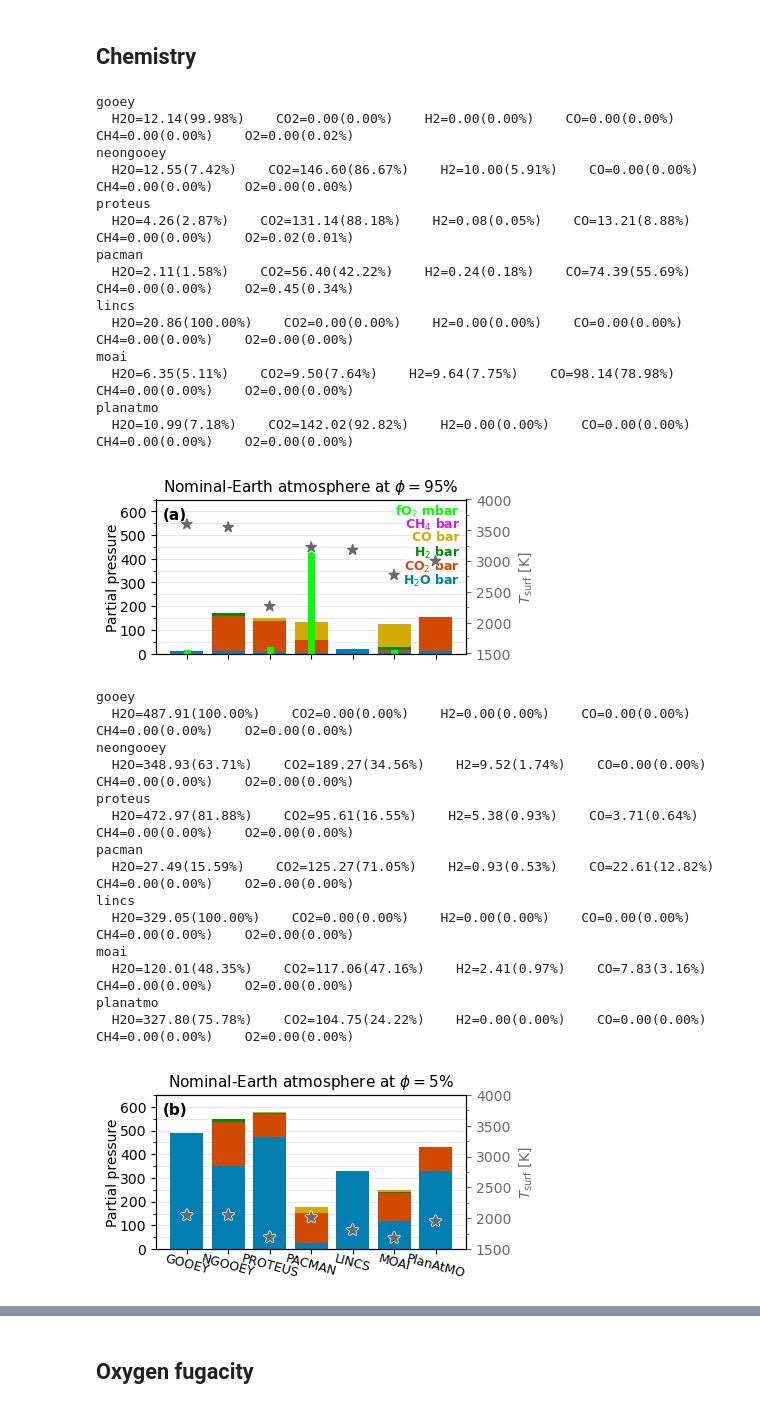
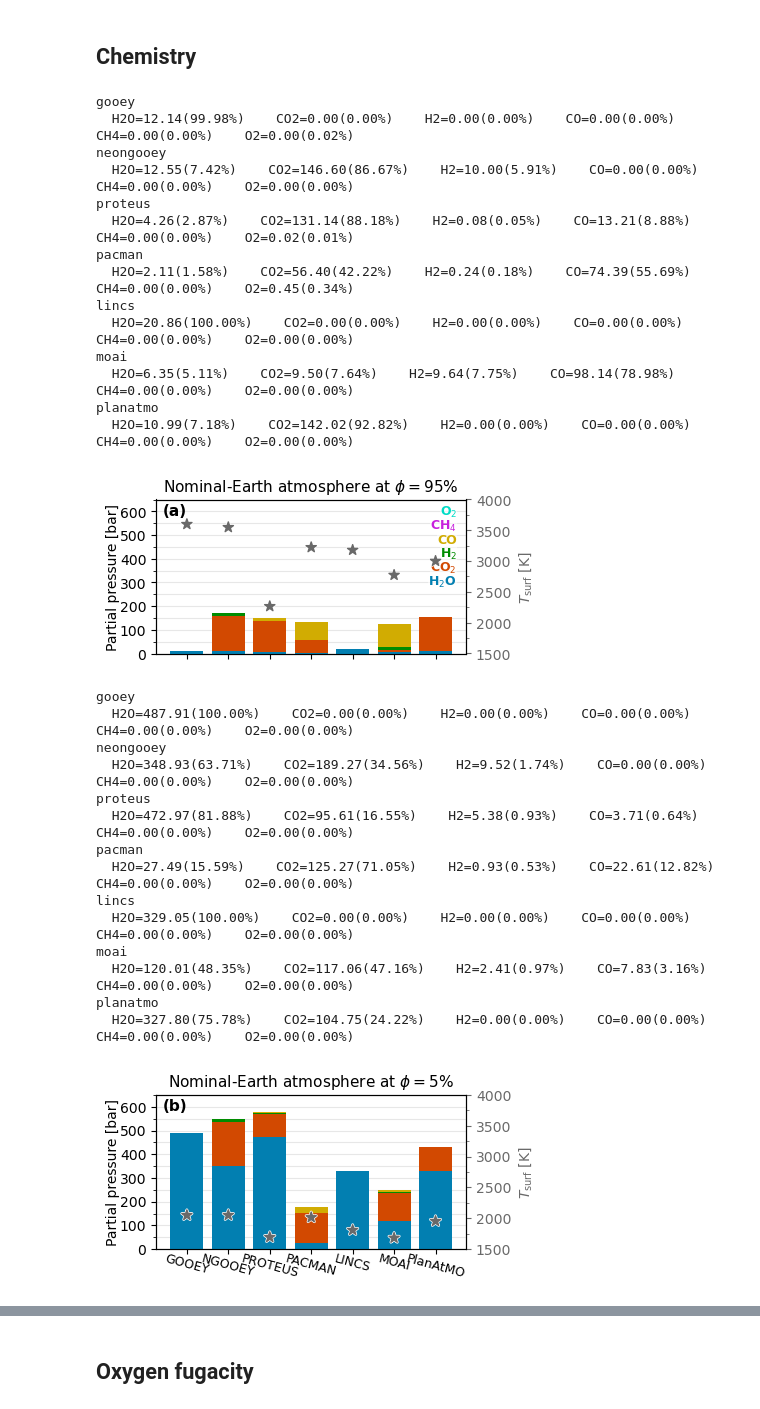
Before and after one commit to lena-noack/chili, a Jupyter notebook: intercomparison/analysis_solarsystem/compare.ipynb, the cells around one changed output, grey strips where cells are left out. Drawn from its saved outputs; the diff is of its cells as text; code cells hidden in the pictures.

Commit message:
Plot colours

```diff
--- a/intercomparison/analysis_solarsystem/compare.ipynb
+++ b/intercomparison/analysis_solarsystem/compare.ipynb
@@ -712,9 +712,9 @@ def plot_chem(case, planet, phi_compare, panel="", xlabel=True, legend=True):
                     path_effects=[pe.withStroke(linewidth=2, foreground='w')])
 
         # visualise fO2
-        fO2 = row[f"fO2_melt(bar)"]
-        if fO2>0:
-            ax.plot([m,m], [0,fO2*fO2_factor], color=get_color("O2"), lw=5, zorder=5)
+        # fO2 = row[f"fO2_melt(bar)"]
+        # if fO2>0:
+        #     ax.plot([m,m], [0,fO2*fO2_factor], color=get_color("O2"), lw=5, zorder=5)
 
         xvals.append(m)
         if xlabel:
@@ -725,29 +725,18 @@ def plot_chem(case, planet, phi_compare, panel="", xlabel=True, legend=True):
 
     # legend
     if legend:
-        # for gas in chili_gases[::-1]:
-        #     lbl = get_label(gas)
-        #     if gas == "O2":
-        #         lbl += r"$\times$" + f"{fO2_factor:.0f}"
-        #     ax.bar(0, 0, color=get_color(gas), label=lbl)
-        # ax.legend(ncols=len(chili_gases), loc='upper center', bbox_to_anchor=(0.5, 1.01),
-        #           fontsize=9, handletextpad=0.1, columnspacing=0.9, handlelength=1, frameon=False)
-
-
-        for igas,gas in enumerate(chili_gases[::-1]):
+        igas = -1
+        for gas in chili_gases[::-1]:
             lbl = get_label(gas)
-            if gas == "O2":
-                lbl = "f" + lbl + " mbar"
-            else:
-                lbl += " bar"
-            ax.text(0.98, 0.98-igas*0.09, lbl, color=get_color(gas), fontsize=9, transform=ax.transAxes,
-                    ha='right', va='top', zorder=99, fontweight='bold',
+            igas += 1
+            ax.text(0.97, 0.92-igas*0.09, lbl, color=get_color(gas), fontsize=9, transform=ax.transAxes,
+                    ha='right', va='center', zorder=99, fontweight='bold',
                     bbox=dict(facecolor='white', edgecolor='none', alpha=0.5, pad=0))
 
-    ax.text(0.02, 0.95, panel, transform=ax.transAxes,
-            ha='left', va='top', fontsize=11, weight='bold')
+    ax.text(0.02, 0.93, panel, transform=ax.transAxes,
+            ha='left', va='center', fontsize=11, weight='bold')
 
-    ax.set_ylabel("Partial pressure", labelpad=-0.1)
+    ax.set_ylabel("Partial pressure [bar]", labelpad=-0.1)
     ax.set_ylim(0, ymax_chem)
     ax.yaxis.set_major_locator(mpl.ticker.MultipleLocator(100))
     ax.yaxis.set_minor_locator(mpl.ticker.MultipleLocator(50))
@@ -762,34 +751,34 @@ def plot_chem(case, planet, phi_compare, panel="", xlabel=True, legend=True):
     axr.set_ylabel(get_label(ykey_r), color=tmp_color)
 
     caselbl = case
     if "nominal" in case:
         caselbl = "Nominal"
     title = f"{caselbl}-{get_label(planet)} atmosphere at " + r"$\phi=$" + f"{phi_compare*100:.0f}%"
     ax.set_title(title, fontsize=11)
 
     plt.show()
     fig.savefig(f"out/chem_{planet}_{case}_{phi_compare*100:.0f}.{EXT}",
                 bbox_inches='tight', dpi=DPI, pad_inches=0.03)
 
 plot_chem("nominal", "earth", 0.95, panel="(a)", xlabel=False, legend=True)
 plot_chem("nominal", "earth", 0.05, panel="(b)", xlabel=True, legend=False)
 plot_chem("nominal", "venus", 0.05, panel="",    xlabel=True, legend=True)
 # %% [output]
 gooey
   H2O=12.14(99.98%)    CO2=0.00(0.00%)    H2=0.00(0.00%)    CO=0.00(0.00%)    CH4=0.00(0.00%)    O2=0.00(0.02%)
 neongooey
   H2O=12.55(7.42%)    CO2=146.60(86.67%)    H2=10.00(5.91%)    CO=0.00(0.00%)    CH4=0.00(0.00%)    O2=0.00(0.00%)
 proteus
   H2O=4.26(2.87%)    CO2=131.14(88.18%)    H2=0.08(0.05%)    CO=13.21(8.88%)    CH4=0.00(0.00%)    O2=0.02(0.01%)
 pacman
   H2O=2.11(1.58%)    CO2=56.40(42.22%)    H2=0.24(0.18%)    CO=74.39(55.69%)    CH4=0.00(0.00%)    O2=0.45(0.34%)
 lincs
   H2O=20.86(100.00%)    CO2=0.00(0.00%)    H2=0.00(0.00%)    CO=0.00(0.00%)    CH4=0.00(0.00%)    O2=0.00(0.00%)
 moai
   H2O=6.35(5.11%)    CO2=9.50(7.64%)    H2=9.64(7.75%)    CO=98.14(78.98%)    CH4=0.00(0.00%)    O2=0.00(0.00%)
 planatmo
   H2O=10.99(7.18%)    CO2=142.02(92.82%)    H2=0.00(0.00%)    CO=0.00(0.00%)    CH4=0.00(0.00%)    O2=0.00(0.00%)
-[figure, old version]
+[figure, new version]
 gooey
   H2O=487.91(100.00%)    CO2=0.00(0.00%)    H2=0.00(0.00%)    CO=0.00(0.00%)    CH4=0.00(0.00%)    O2=0.00(0.00%)
 neongooey
@@ -804,7 +793,7 @@ moai
   H2O=120.01(48.35%)    CO2=117.06(47.16%)    H2=2.41(0.97%)    CO=7.83(3.16%)    CH4=0.00(0.00%)    O2=0.00(0.00%)
 planatmo
   H2O=327.80(75.78%)    CO2=104.75(24.22%)    H2=0.00(0.00%)    CO=0.00(0.00%)    CH4=0.00(0.00%)    O2=0.00(0.00%)
-[figure, old version]
+[figure, new version]
 gooey
   H2O=534.04(100.00%)    CO2=0.00(0.00%)    H2=0.00(0.00%)    CO=0.00(0.00%)    CH4=0.00(0.00%)    O2=0.00(0.00%)
 neongooey
```
Also changed, not shown: parts of 2 cells of this notebook, 1 other file.
